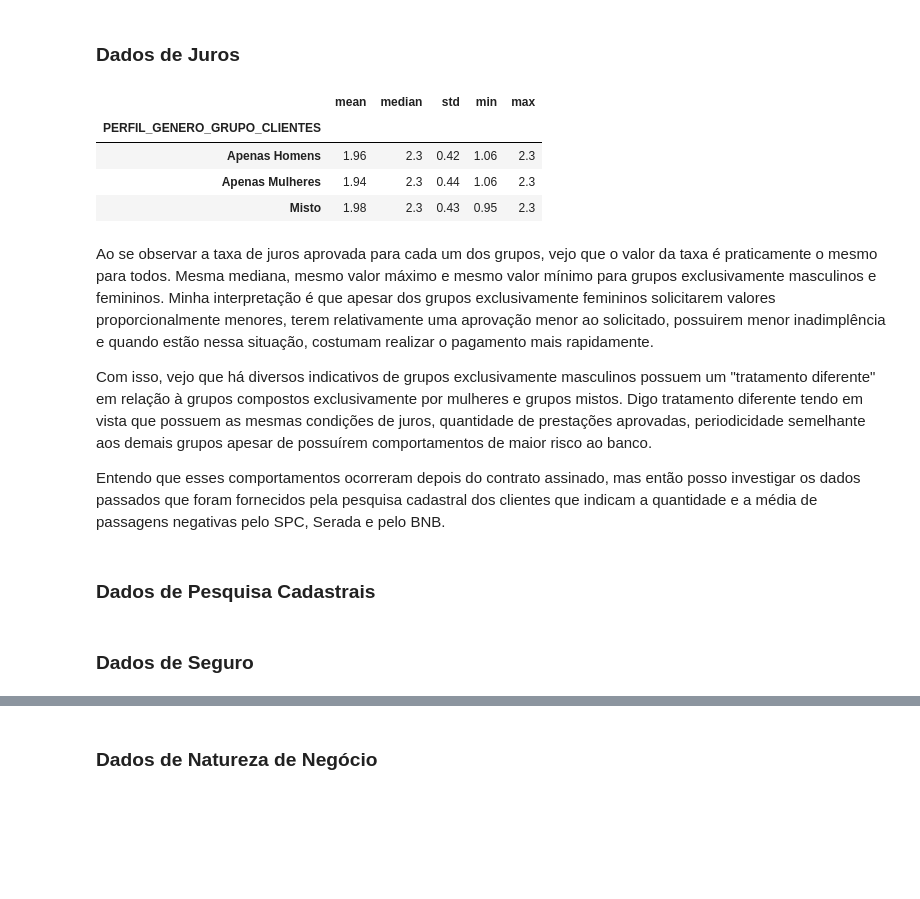
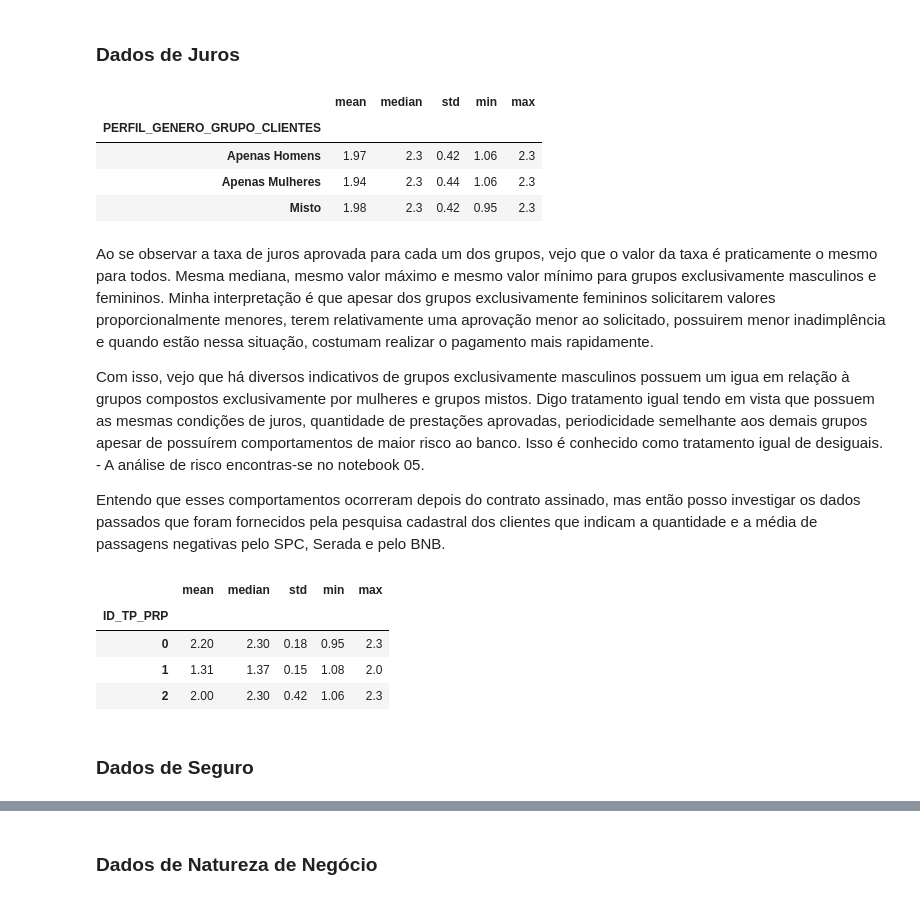
Before and after one commit to pedrofernandss/ai-fairness-credit, a Jupyter notebook: notebooks/04_exploracao_multivariada_genero.ipynb, the cells around one changed output, grey strips where cells are left out. Saved outputs shown, nothing was run; the diff lists cells and outputs as text; code cells hidden in the pictures; blank space fills up the shorter version.

```diff
--- a/notebooks/04_exploracao_multivariada_genero.ipynb
+++ b/notebooks/04_exploracao_multivariada_genero.ipynb
@@ -150 +148,3 @@ Posso como próximos passos verificar se essa diferença possui alguma relação
+# %%
+df["VR_SOL_PRP_PER_CAPITA"] = df["VR_SOL_PRP"] / df["QT_CLI"]
 # %%
@@ -198 +176,3 @@ df_valores_proposto_por_grupo
+# %%
+df_copy["VR_APR_PER_CAPITA"] = df_copy["VR_APR_PRP"] / df_copy["QT_CLI"]
 # %%
@@ -433,21 +275,28 @@ Agora no que diz respeito ao valor médio das parcelas entre os clientes do cont
 # %% [markdown]
 ### Dados de Juros
 # %%
-agg_valor_taxa_juros_aprovada = subset_adimplente.groupby('PERFIL_GENERO_GRUPO_CLIENTES')['TX_JRS_APR'].agg(['mean', 'median', 'std', 'min', 'max']).round(2)
+agg_valor_taxa_juros_aprovada = df_copy.groupby('PERFIL_GENERO_GRUPO_CLIENTES')['TX_JRS_APR'].agg(['mean', 'median', 'std', 'min', 'max']).round(2)
 agg_valor_taxa_juros_aprovada
 # %% [output]
 |  | mean | median | std | min | max |
 | PERFIL_GENERO_GRUPO_CLIENTES |  |  |  |  |  |
-| Apenas Homens | 1.96 | 2.3 | 0.42 | 1.06 | 2.3 |
+| Apenas Homens | 1.97 | 2.3 | 0.42 | 1.06 | 2.3 |
 | Apenas Mulheres | 1.94 | 2.3 | 0.44 | 1.06 | 2.3 |
-| Misto | 1.98 | 2.3 | 0.43 | 0.95 | 2.3 |
+| Misto | 1.98 | 2.3 | 0.42 | 0.95 | 2.3 |
 # %% [markdown]
 Ao se observar a taxa de juros aprovada para cada um dos grupos, vejo que o valor da taxa é praticamente o mesmo para todos. Mesma mediana, mesmo valor máximo e mesmo valor mínimo para grupos exclusivamente masculinos e femininos. Minha interpretação é que apesar dos grupos exclusivamente femininos solicitarem valores proporcionalmente menores, terem relativamente uma aprovação menor ao solicitado, possuirem menor inadimplência e quando estão nessa situação, costumam realizar o pagamento mais rapidamente.
 
-Com isso, vejo que há diversos indicativos de grupos exclusivamente masculinos possuem um "tratamento diferente" em relação à grupos compostos exclusivamente por mulheres e grupos mistos. Digo tratamento diferente tendo em vista que possuem as mesmas condições de juros, quantidade de prestações aprovadas, periodicidade semelhante aos demais grupos apesar de possuírem comportamentos de maior risco ao banco.
+Com isso, vejo que há diversos indicativos de grupos exclusivamente masculinos possuem um igua em relação à grupos compostos exclusivamente por mulheres e grupos mistos. Digo tratamento igual tendo em vista que possuem as mesmas condições de juros, quantidade de prestações aprovadas, periodicidade semelhante aos demais grupos apesar de possuírem comportamentos de maior risco ao banco. Isso é conhecido como tratamento igual de desiguais. - A análise de risco encontras-se no notebook 05.
 
 Entendo que esses comportamentos ocorreram depois do contrato assinado, mas então posso investigar os dados passados que foram fornecidos pela pesquisa cadastral dos clientes que indicam a quantidade e a média de passagens negativas pelo SPC, Serada e pelo BNB.
-# %% [markdown]
-### Dados de Pesquisa Cadastrais
-# %% [markdown]
-### Dados de Seguro
+# %%
+agg_valor_taxa_juros_aprovada = df_copy.groupby('ID_TP_PRP')['TX_JRS_APR'].agg(['mean', 'median', 'std', 'min', 'max']).round(2)
+agg_valor_taxa_juros_aprovada
+# %% [output]
+|  | mean | median | std | min | max |
+| ID_TP_PRP |  |  |  |  |  |
+| 0 | 2.20 | 2.30 | 0.18 | 0.95 | 2.3 |
+| 1 | 1.31 | 1.37 | 0.15 | 1.08 | 2.0 |
+| 2 | 2.00 | 2.30 | 0.42 | 1.06 | 2.3 |
+# %% [markdown]
+### Dados de Seguro
```
Also changed, not shown: parts of 47 cells of this notebook.
